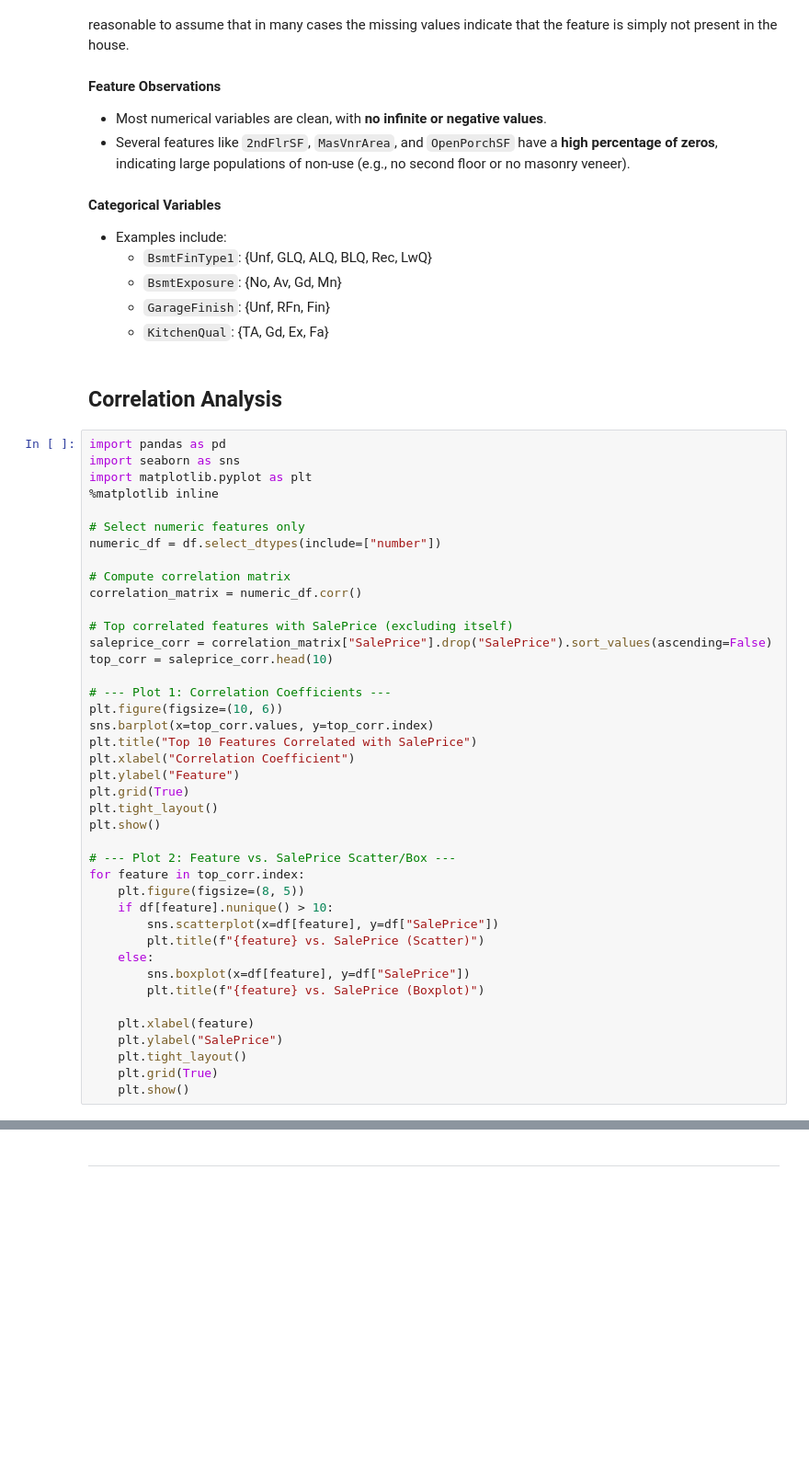
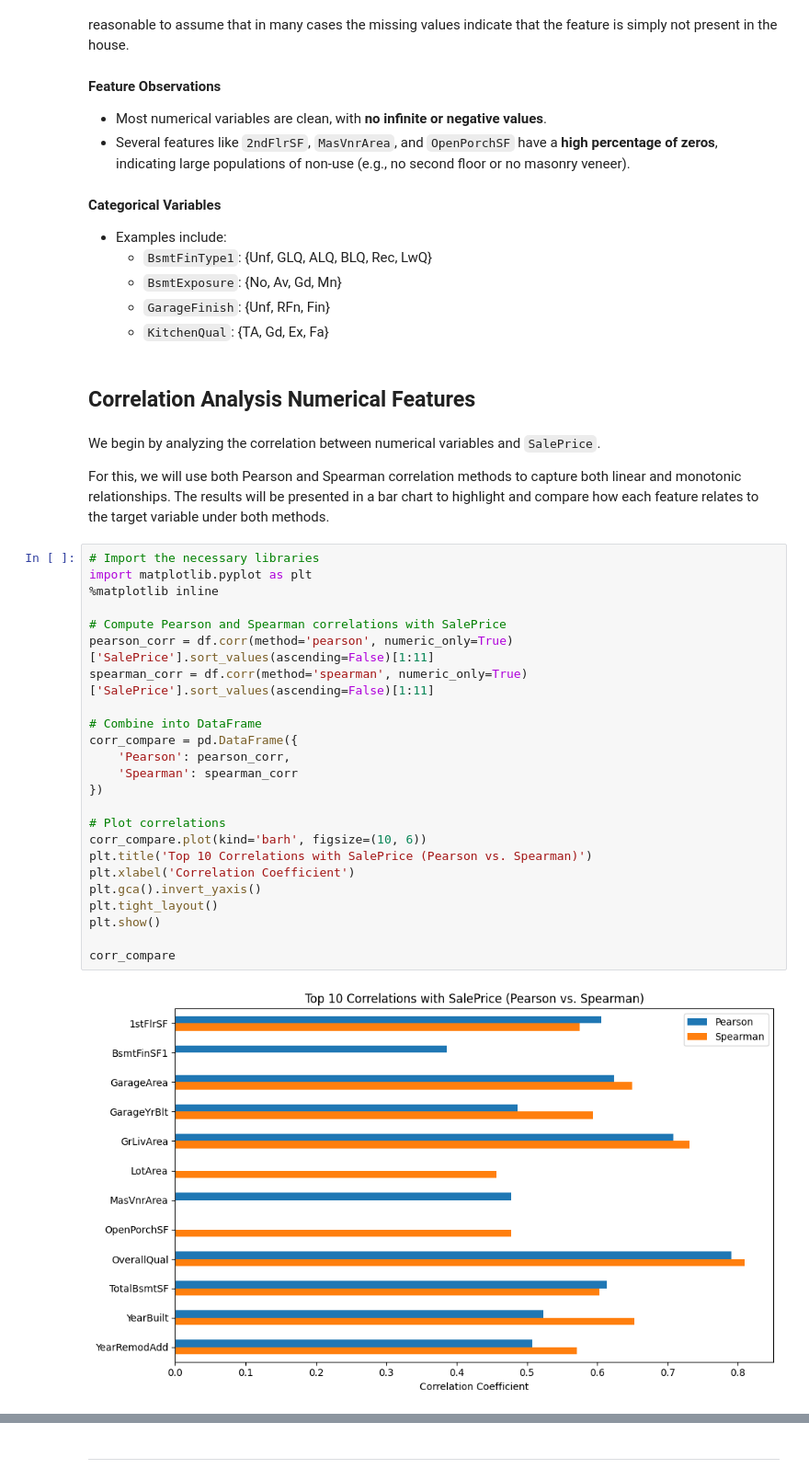
Before and after one commit to galindo89/heritage-housing-ml-pgz, a Jupyter notebook: jupyter_notebooks/Data_Analysis.ipynb, the cells around one changed output, grey strips where cells are left out. Shown: that part at 92% size. Cells and saved outputs as stored; diff of their text form; blank space fills up the shorter version.

```diff
--- a/jupyter_notebooks/Data_Analysis.ipynb
+++ b/jupyter_notebooks/Data_Analysis.ipynb
@@ -187,45 +193,34 @@ These missing values will need to be reviewed before modeling. However, based on
   - `GarageFinish`: {Unf, RFn, Fin}
   - `KitchenQual`: {TA, Gd, Ex, Fa}
 # %% [markdown]
-## Correlation Analysis
+## Correlation Analysis Numerical Features
-# %%
-import pandas as pd
-import seaborn as sns
-import matplotlib.pyplot as plt
-%matplotlib inline
-
-# Select numeric features only
-numeric_df = df.select_dtypes(include=["number"])
-
-# Compute correlation matrix
-correlation_matrix = numeric_df.corr()
-
-# Top correlated features with SalePrice (excluding itself)
-saleprice_corr = correlation_matrix["SalePrice"].drop("SalePrice").sort_values(ascending=False)
-top_corr = saleprice_corr.head(10)
-
-# --- Plot 1: Correlation Coefficients ---
-plt.figure(figsize=(10, 6))
-sns.barplot(x=top_corr.values, y=top_corr.index)
-plt.title("Top 10 Features Correlated with SalePrice")
-plt.xlabel("Correlation Coefficient")
-plt.ylabel("Feature")
-plt.grid(True)
-plt.tight_layout()
-plt.show()
-
-# --- Plot 2: Feature vs. SalePrice Scatter/Box ---
-for feature in top_corr.index:
-    plt.figure(figsize=(8, 5))
-    if df[feature].nunique() > 10:
-        sns.scatterplot(x=df[feature], y=df["SalePrice"])
-        plt.title(f"{feature} vs. SalePrice (Scatter)")
-    else:
-        sns.boxplot(x=df[feature], y=df["SalePrice"])
-        plt.title(f"{feature} vs. SalePrice (Boxplot)")
-
-    plt.xlabel(feature)
-    plt.ylabel("SalePrice")
-    plt.tight_layout()
-    plt.grid(True)
-    plt.show()
+# %% [markdown]
+We begin by analyzing the correlation between numerical variables and `SalePrice`.
+
+For this, we will use both Pearson and Spearman correlation methods to capture both linear and monotonic relationships. The results will be presented in a bar chart to highlight and compare how each feature relates to the target variable under both methods.
+# %%
+# Import the necessary libraries
+import matplotlib.pyplot as plt
+%matplotlib inline
+
+# Compute Pearson and Spearman correlations with SalePrice
+pearson_corr = df.corr(method='pearson', numeric_only=True)['SalePrice'].sort_values(ascending=False)[1:11]
+spearman_corr = df.corr(method='spearman', numeric_only=True)['SalePrice'].sort_values(ascending=False)[1:11]
+
+# Combine into DataFrame
+corr_compare = pd.DataFrame({
+    'Pearson': pearson_corr,
+    'Spearman': spearman_corr
+})
+
+# Plot correlations
+corr_compare.plot(kind='barh', figsize=(10, 6))
+plt.title('Top 10 Correlations with SalePrice (Pearson vs. Spearman)')
+plt.xlabel('Correlation Coefficient')
+plt.gca().invert_yaxis()
+plt.tight_layout()
+plt.show()
+
+corr_compare
+# %% [output]
+[figure, added]
```
Also changed, not shown: parts of 10 cells of this notebook, 1 other file.
